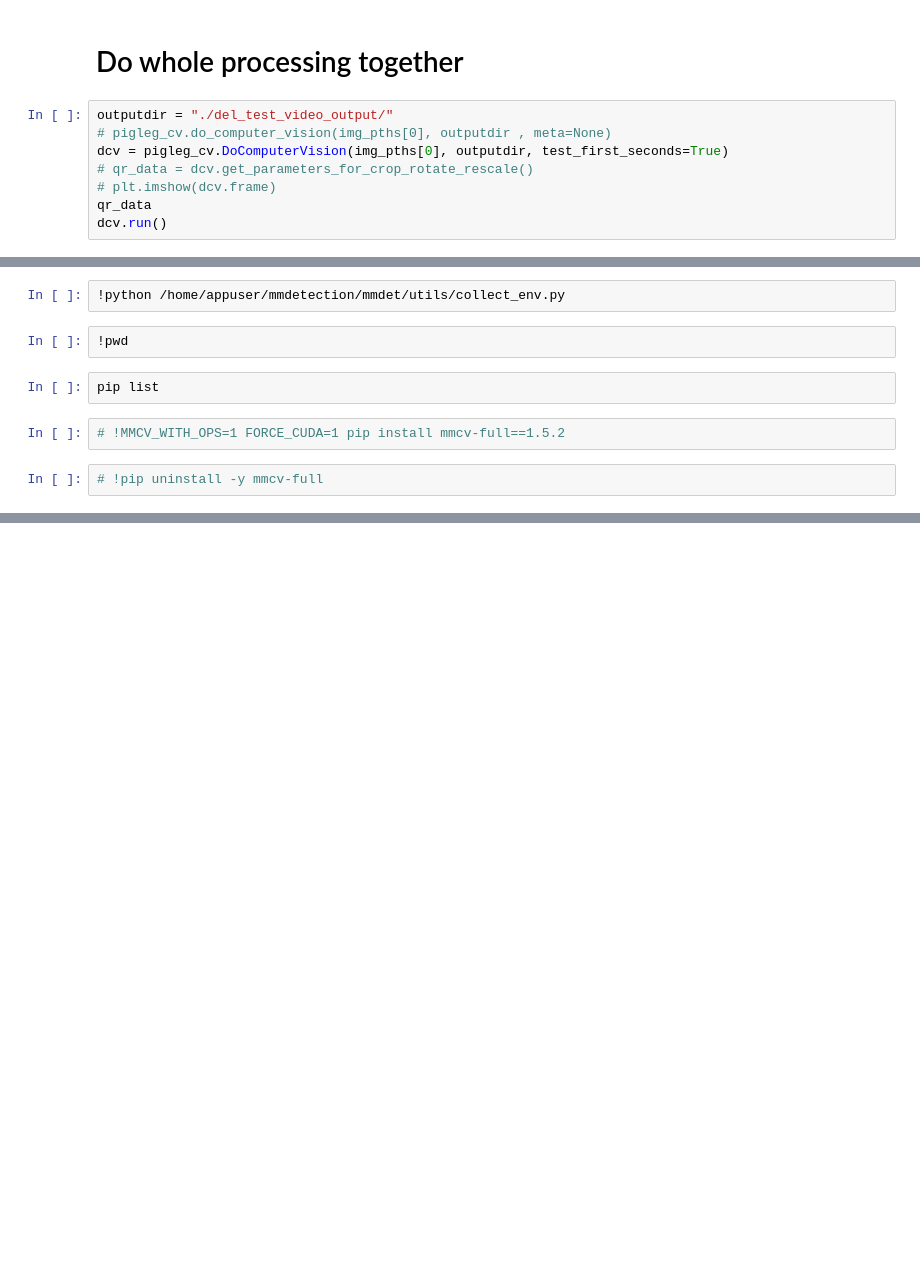
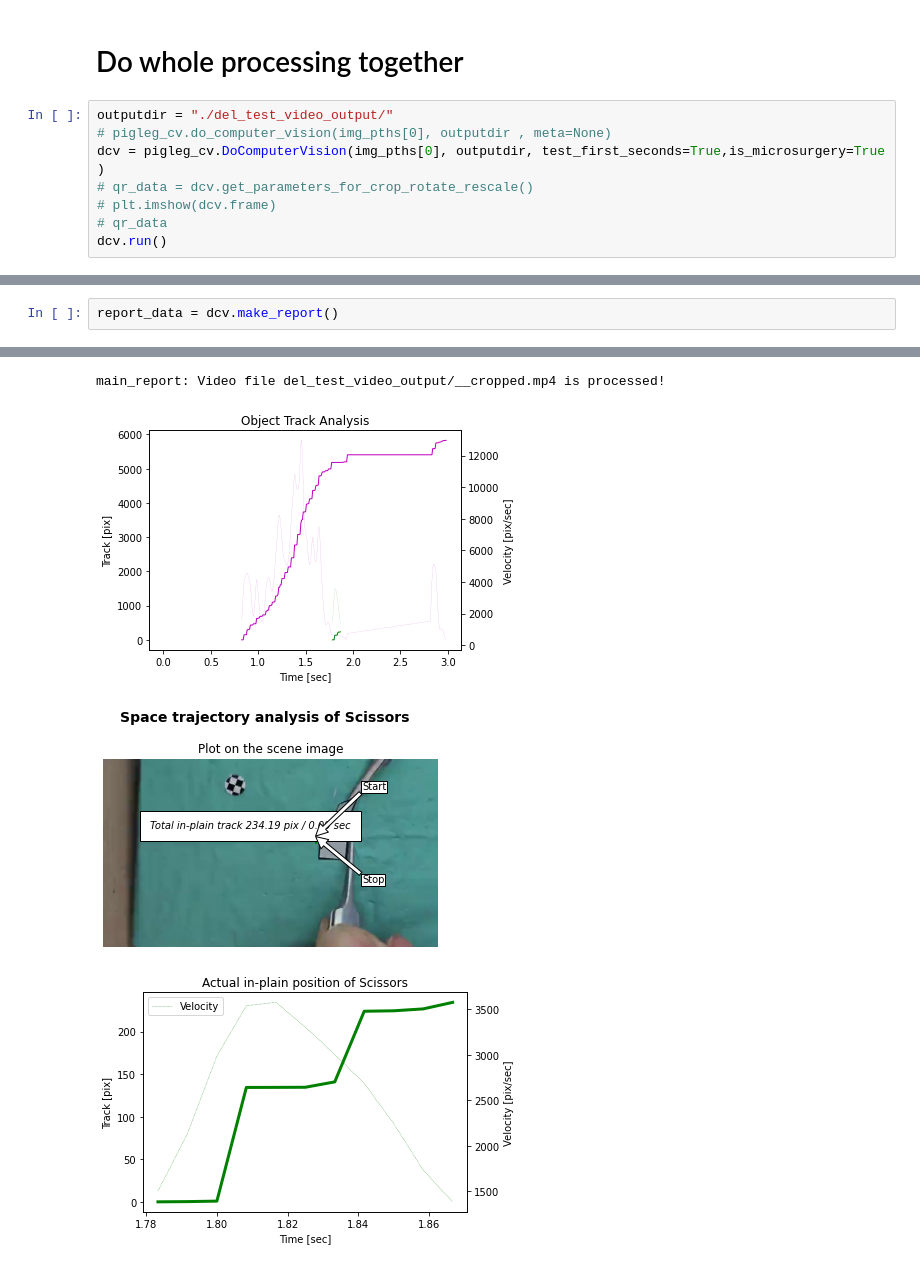
Before and after one commit to mjirik/surgeryanalyser, a Jupyter notebook: piglegcv/example_run_video_processing.ipynb, the cells around one changed output, grey strips where cells are left out. Saved outputs shown, nothing was run; the diff lists cells and outputs as text; blank space fills up the shorter version.

```diff
--- a/piglegcv/example_run_video_processing.ipynb
+++ b/piglegcv/example_run_video_processing.ipynb
@@ -181,9 +300,9 @@ ffmpeg version 4.2.7-0ubuntu0.1 Copyright (c) 2000-2022 the FFmpeg developers
 # %%
 outputdir = "./del_test_video_output/"
 # pigleg_cv.do_computer_vision(img_pths[0], outputdir , meta=None)
-dcv = pigleg_cv.DoComputerVision(img_pths[0], outputdir, test_first_seconds=True)
+dcv = pigleg_cv.DoComputerVision(img_pths[0], outputdir, test_first_seconds=True,is_microsurgery=True )
 # qr_data = dcv.get_parameters_for_crop_rotate_rescale()
 # plt.imshow(dcv.frame)
-qr_data
+# qr_data
 dcv.run()
 # %% [output]
@@ -329,10 +409,3 @@ ValueError: could not broadcast input array from shape (5,) into shape (1,)
-# %%
-!python /home/appuser/mmdetection/mmdet/utils/collect_env.py
-# %%
-!pwd
-# %%
-pip list
-# %%
-# !MMCV_WITH_OPS=1 FORCE_CUDA=1 pip install mmcv-full==1.5.2
-# %%
-# !pip uninstall -y mmcv-full
+# %%
+report_data = dcv.make_report()
+# %% [output]
@@ -338,0 +437,4 @@ pip list
+main_report: Video file del_test_video_output/__cropped.mp4 is processed!
+[figure, added]
+[figure, added]
+[figure, added]
```
Also changed, not shown: parts of 17 cells of this notebook, 3 other files.
